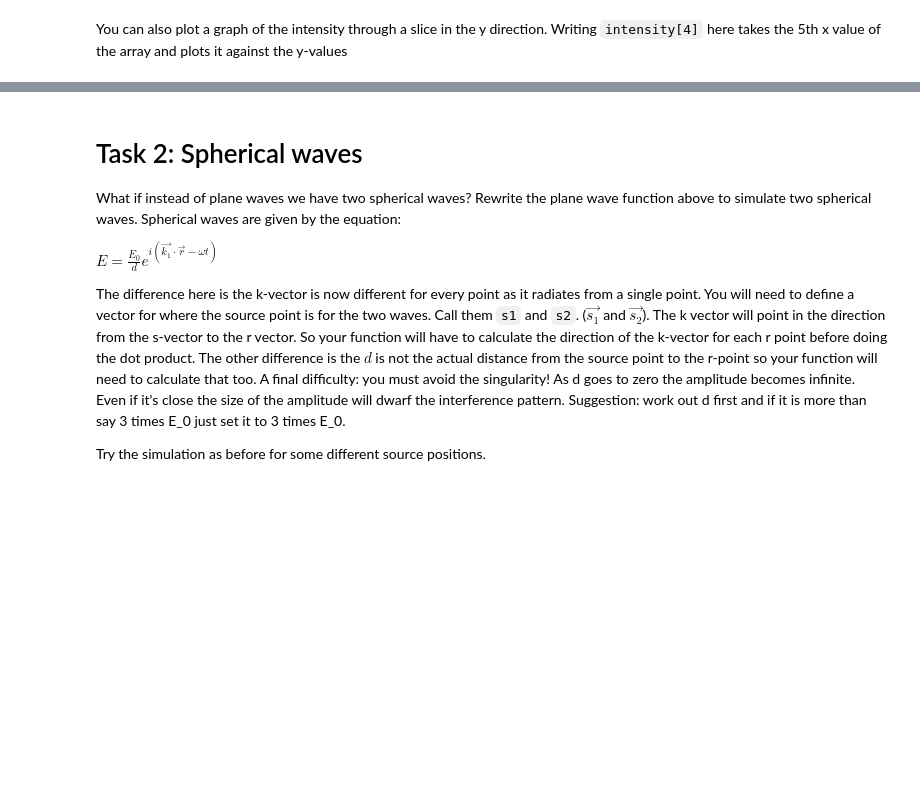
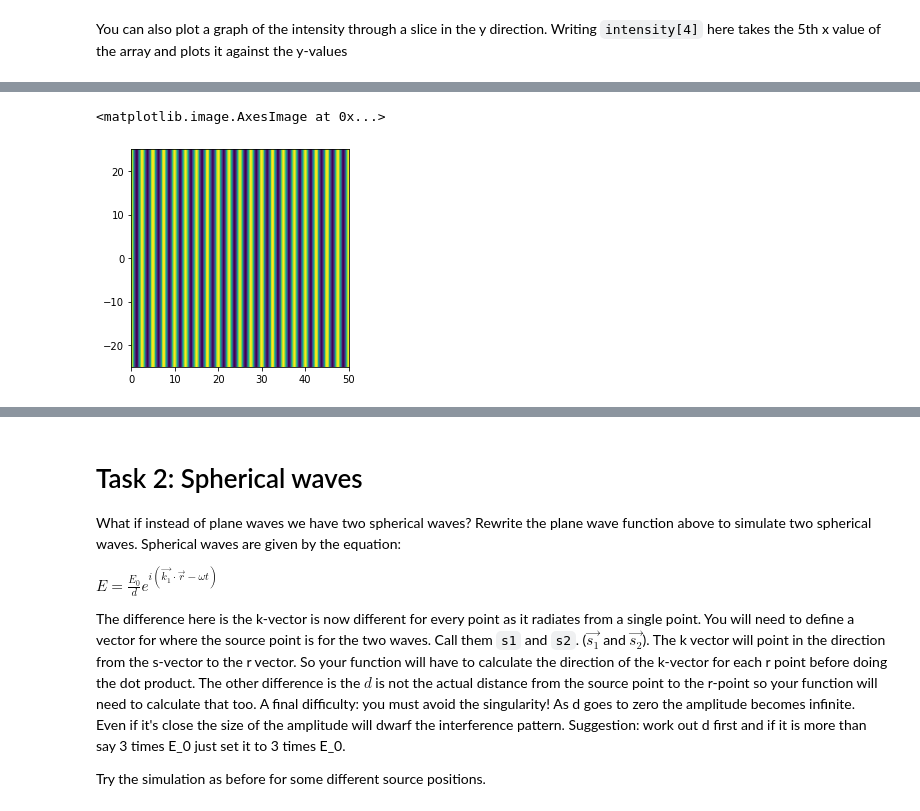
Before and after one commit to jhoyland/PHYS3710F22, a Jupyter notebook: Superposition of waves.ipynb, the cells around one changed output, grey strips where cells are left out. Saved outputs shown, nothing was run; the diff lists cells and outputs as text; code cells hidden in the pictures; blank space fills up the shorter version.

Commit message:
superposition of waves complete

```diff
--- a/Superposition of waves.ipynb
+++ b/Superposition of waves.ipynb
@@ -8,10 +8,10 @@ import cmath
 # %% [markdown]
 This worksheet you will look at the superposition for two infinite plane waves with the same wavelength and frequency crossing each other at different angles while travelling in the x y plane. First, define the wavelength, `wvl` ($\lambda$), the angles the two propagation vectors make with the x-axis, `theta1` and `theta2` ($\theta_1 \theta_2$) and the amplitudes of the two waves `A1` and `A2` ($E_1 E_2$)
 # %%
-wvl = 0.600
+wvl = 1
 theta1 = 0.1*math.pi
 theta2 = -0.1*math.pi
-k = math.pi / wvl
+k = 2 * math.pi / wvl
 E1 = 1
 E2 = 1
 # %% [markdown]
@@ -46,8 +46,8 @@ def add2planeWaves(k1,k2,x,y):
             phase1 = k1.dot(r)
             phase2 = k2.dot(r)
             # Create the complex waves
-            z1 = cmath.rect(1,phase1)
-            z2 = cmath.rect(1,phase2)
+            z1 = cmath.rect(E1,phase1)
+            z2 = cmath.rect(E2,phase2)
             # Add the waves
             z = z1 + z2
             # Calculate the intensity and save it for that point
@@ -76,0 +94,14 @@ Redo the caluclation with different values for the angles of the two k-vectors.
+# %%
+wvl = 5
+theta1 = 0*math.pi
+theta2 = 1*math.pi
+k = 2 * math.pi / wvl
+E1 = 1
+E2 = 1
+k1 = np.array([k * math.cos(theta1),k * math.sin(theta1)])
+k2 = np.array([k * math.cos(theta2),k * math.sin(theta2)])
+intensity = add2planeWaves(k1,k2,xs,ys)
+plt.imshow(intensity.T,extent=[0,50,-25,25])
+# %% [output]
+<matplotlib.image.AxesImage at 0x...>
+[figure, added]
```
Also changed, not shown: parts of 10 cells of this notebook, 1 other file.
